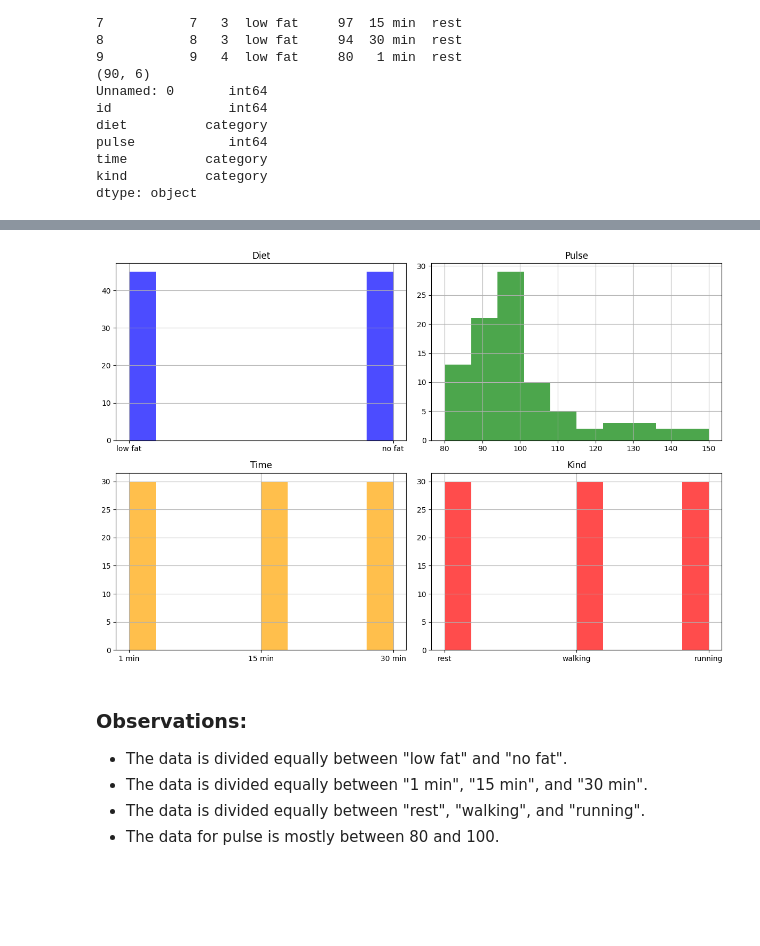
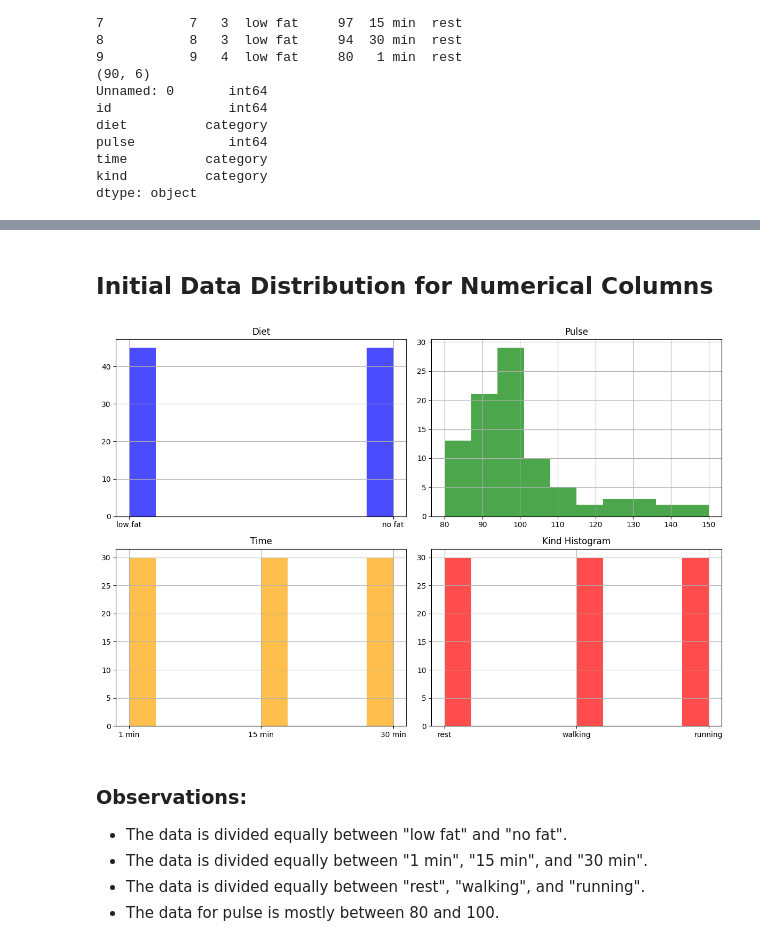
Before and after one commit to kcbreum/datafun-06-eda, a Jupyter notebook: breum_eda.ipynb, the cells around one changed output, grey strips where cells are left out. Cells and saved outputs as stored; diff of their text form; code cells hidden in the pictures; blank space fills up the shorter version.

```diff
--- a/breum_eda.ipynb
+++ b/breum_eda.ipynb
@@ -67,27 +70,28 @@ max     89.000000  30.000000  150.000000
+# %% [markdown]
+## **Initial Data Distribution for Numerical Columns**
 # %%
-## **Initial Data Distribution for Numerical Columns**
 plt.figure(figsize=(12, 8))
 
 plt.subplot(2, 2, 1)
 exercise['diet'].hist(color='blue', alpha=0.7)
 plt.title('Diet')
 
 plt.subplot(2, 2, 2)
 exercise['pulse'].hist(color='green', alpha=0.7)
 plt.title('Pulse')
 
 plt.subplot(2, 2, 3)
 exercise['time'].hist(color='orange', alpha=0.7)
 plt.title('Time')
 
 plt.subplot(2, 2, 4)
 exercise['kind'].hist(color='red', alpha=0.7)
-plt.title('Kind')
+plt.title('Kind Histogram')
 
 plt.tight_layout()
 plt.show()
 # %% [output]
-[figure, old version]
+[figure, new version]
 # %% [markdown]
 ### Observations:
 - The data is divided equally between "low fat" and "no fat".
```
Also changed, not shown: parts of 9 cells of this notebook, 1 other file.
